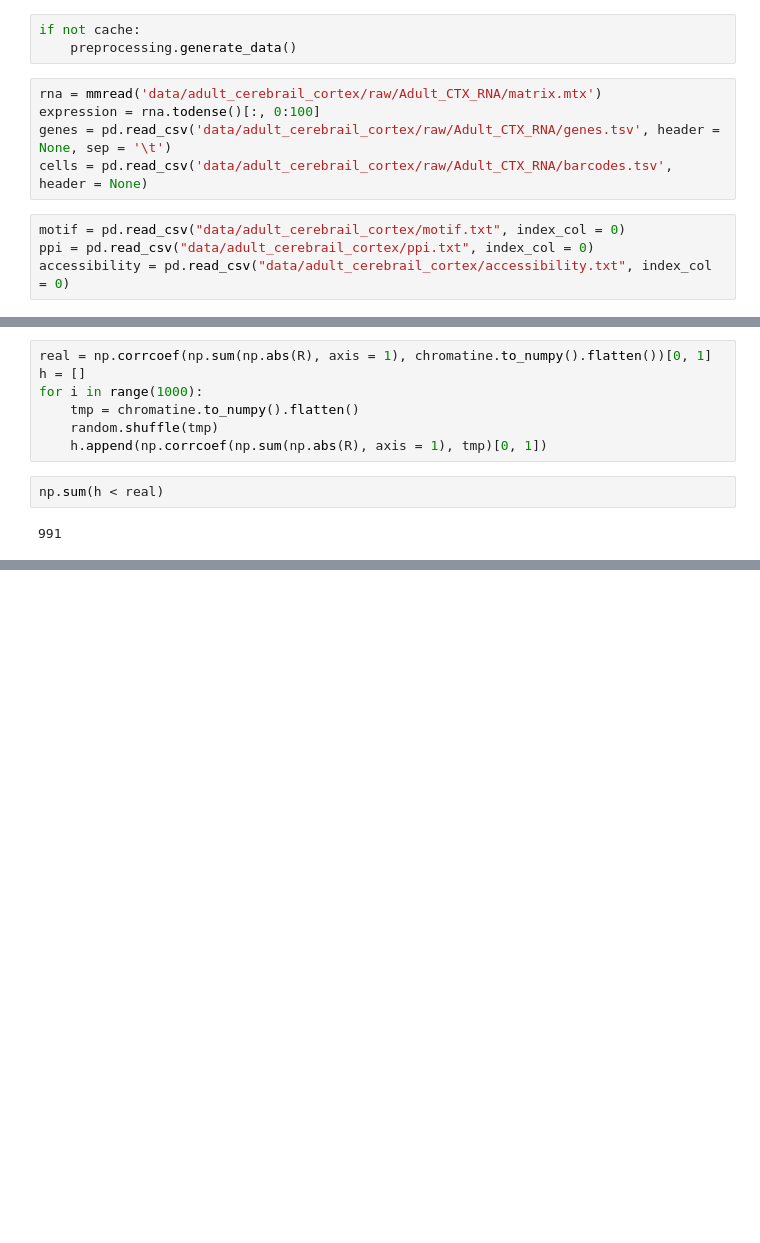
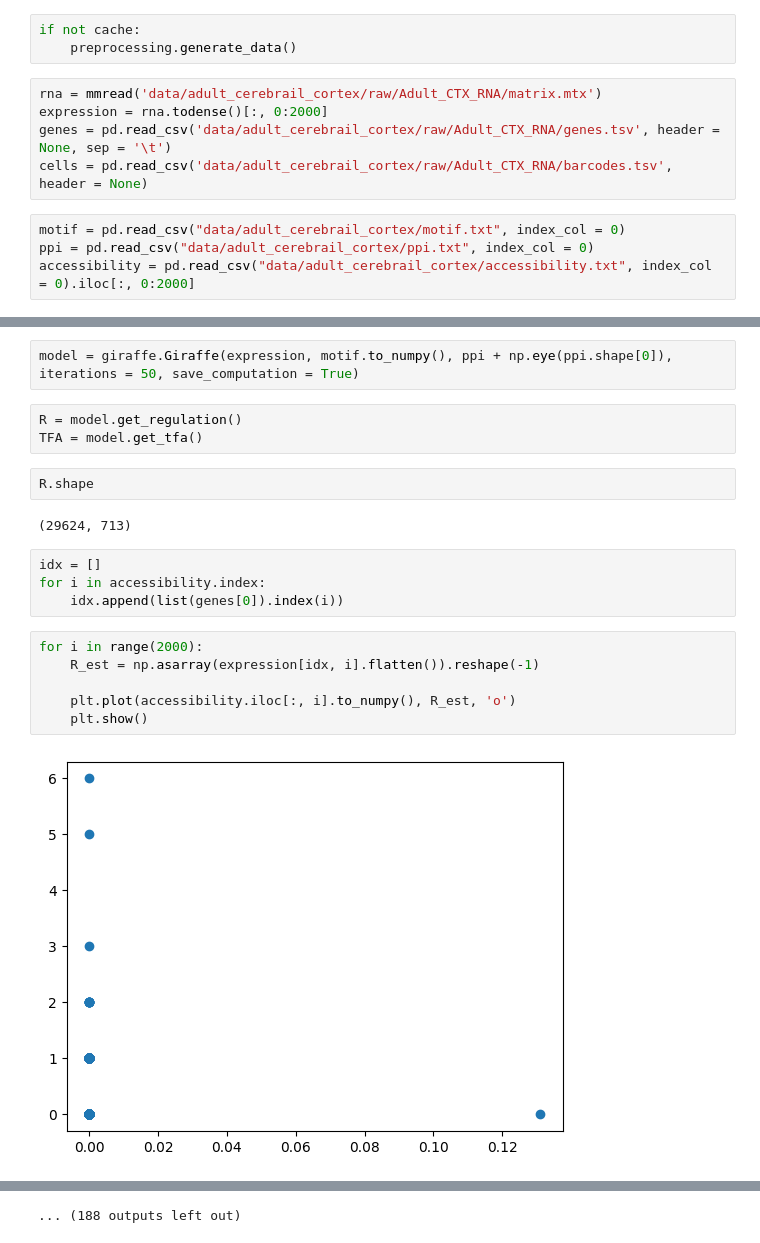
Before and after one commit to soelmicheletti/giraffe, a Jupyter notebook: notebooks/Open chromatine.ipynb, the cells around one changed output, grey strips where cells are left out. Cells and saved outputs as stored; diff of their text form; blank space fills up the shorter version.

```diff
--- a/notebooks/Open chromatine.ipynb
+++ b/notebooks/Open chromatine.ipynb
@@ -13,13 +15,13 @@ if not cache:
     preprocessing.generate_data()
 # %%
 rna = mmread('data/adult_cerebrail_cortex/raw/Adult_CTX_RNA/matrix.mtx')
-expression = rna.todense()[:, 0:100]
+expression = rna.todense()[:, 0:2000]
 genes = pd.read_csv('data/adult_cerebrail_cortex/raw/Adult_CTX_RNA/genes.tsv', header = None, sep = '\t')
 cells = pd.read_csv('data/adult_cerebrail_cortex/raw/Adult_CTX_RNA/barcodes.tsv', header = None)
 # %%
 motif = pd.read_csv("data/adult_cerebrail_cortex/motif.txt", index_col = 0)
 ppi = pd.read_csv("data/adult_cerebrail_cortex/ppi.txt", index_col = 0)
-accessibility = pd.read_csv("data/adult_cerebrail_cortex/accessibility.txt", index_col = 0)
+accessibility = pd.read_csv("data/adult_cerebrail_cortex/accessibility.txt", index_col = 0).iloc[:, 0:2000]
 # %%
 print(expression.shape)
 print(len(genes))
@@ -39,11 +39,21 @@ R = giraffe.Giraffe(expression, motif.to_numpy(), ppi + np.eye(ppi.shape[0]), it
-# %%
-real = np.corrcoef(np.sum(np.abs(R), axis = 1), chromatine.to_numpy().flatten())[0, 1]
-h = []
-for i in range(1000):
-    tmp = chromatine.to_numpy().flatten()
-    random.shuffle(tmp)
-    h.append(np.corrcoef(np.sum(np.abs(R), axis = 1), tmp)[0, 1])
-# %%
-np.sum(h < real)
-# %% [output]
-991
+# %%
+model = giraffe.Giraffe(expression, motif.to_numpy(), ppi + np.eye(ppi.shape[0]), iterations = 50, save_computation = True)
+# %%
+R = model.get_regulation()
+TFA = model.get_tfa()
+# %%
+R.shape
+# %% [output]
+(29624, 713)
+# %%
+idx = []
+for i in accessibility.index:
+    idx.append(list(genes[0]).index(i))
+# %%
+for i in range(2000):
+    R_est = np.asarray(expression[idx, i].flatten()).reshape(-1)
+
+    plt.plot(accessibility.iloc[:, i].to_numpy(), R_est, 'o')
+    plt.show()
+# %% [output]
+[figure, added]
@@ -49,0 +71 @@ np.sum(h < real)
+... (188 outputs left out)
```
Also changed, not shown: parts of 12 cells of this notebook, 5 other files.
